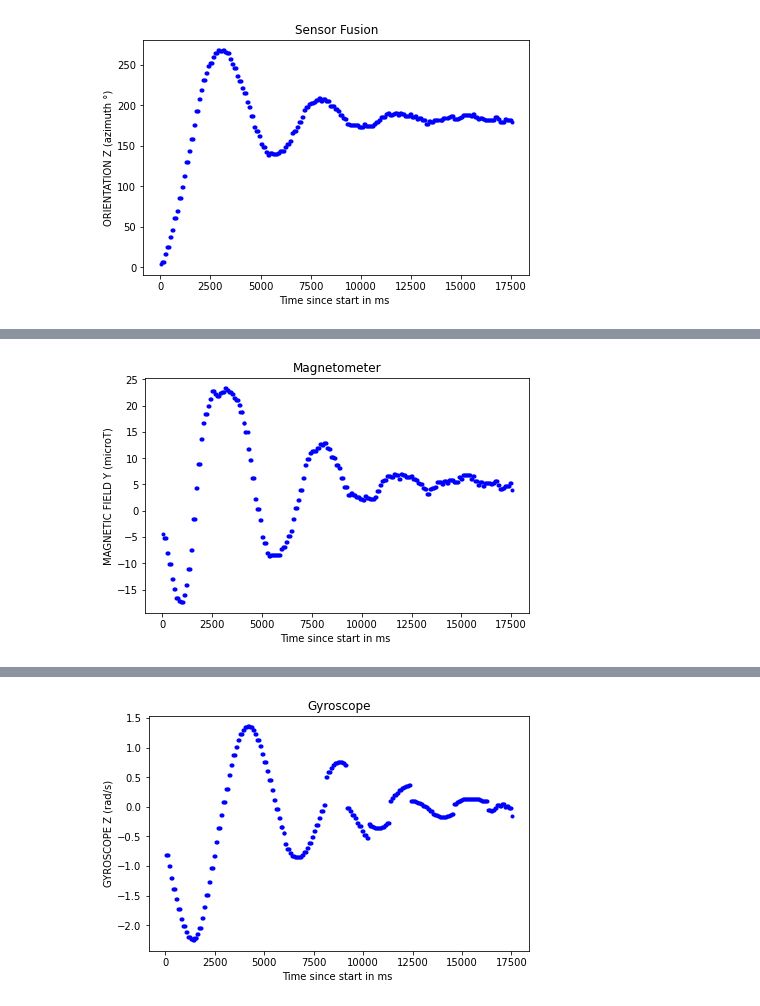
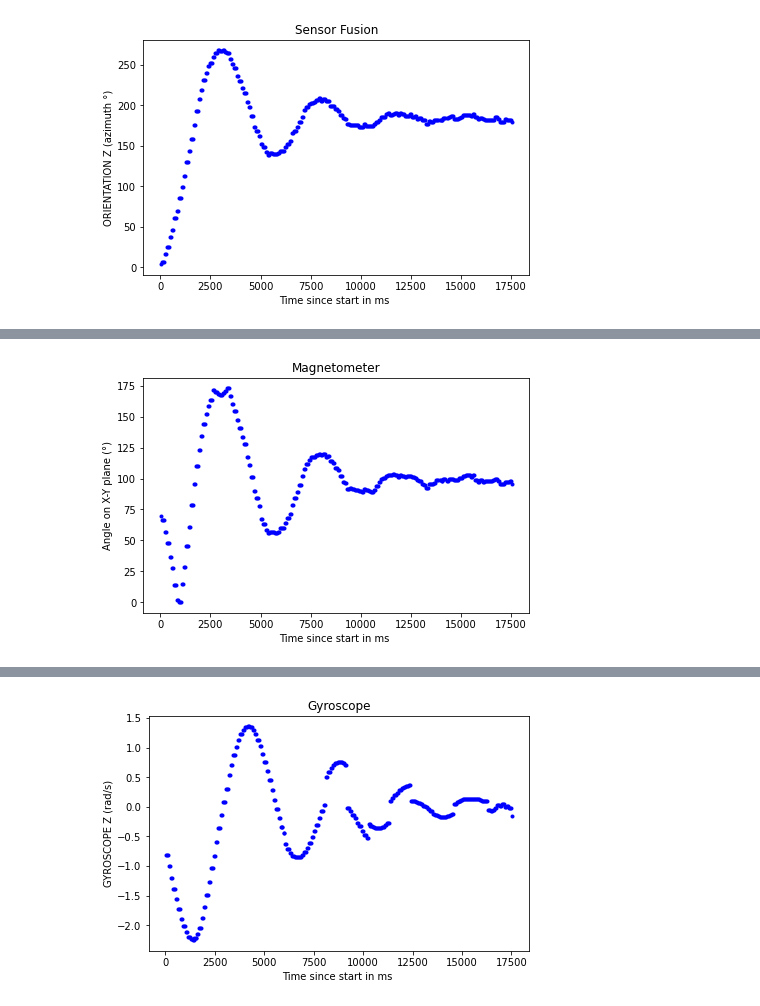
Before and after one commit to maxgalli/ETH-Teaching, a Jupyter notebook: spring2021/sensor_fusion/time_diagrams.ipynb, the cells around one changed output, grey strips where cells are left out. Cells and saved outputs as stored; diff of their text form; code cells hidden in the pictures.

```diff
--- a/spring2021/sensor_fusion/time_diagrams.ipynb
+++ b/spring2021/sensor_fusion/time_diagrams.ipynb
@@ -66,3 +92,14 @@ plt.plot(t, degrees, marker='.', linestyle='', color='b')
 plt.show();
 # %% [output]
 [figure]
+# %%
+# Compute the uncertainties and plot again
+accel_accuracy = 0.002
+mag_accuracy = 0.06
+dataset = dataset.assign(
+    sf_unc=np.sqrt(
+        (accel_accuracy/dataset['ACCELEROMETER X (m/s²)'])**2
+        + (mag_accuracy/dataset['MAGNETIC FIELD Z (μT)'])**2
+    )
+    * dataset['ORIENTATION Z (azimuth °)']
+)
@@ -104,12 +170,39 @@ Quality factor: 4.499327497487811
+# %%
+# DO NOT RUN
+# In principle this is the correct formula to return the angle between a vector (Earth magnetic field) and a plane (the phone)
+
+dataset = dataset.assign(
+    computed_angle=np.arccos(
+        (
+            dataset['MAGNETIC FIELD X (μT)']
+            + dataset['MAGNETIC FIELD Y (μT)']
+            + dataset['MAGNETIC FIELD Z (μT)']
+        )
+        / (np.sqrt(
+            dataset['MAGNETIC FIELD X (μT)']**2
+            + dataset['MAGNETIC FIELD Y (μT)']**2
+            + dataset['MAGNETIC FIELD Z (μT)']**2
+        ) * math.sqrt(3))
+    )
+)
+# %%
+dataset = dataset.assign(
+    computed_angle_on_plane=np.arcsin(
+        dataset['MAGNETIC FIELD Y (μT)'] /
+        np.sqrt(dataset['MAGNETIC FIELD Y (μT)']**2 + dataset['MAGNETIC FIELD X (μT)']**2)
+    )
+)
 # %%
 # Plot the result
-mag_field = dataset['MAGNETIC FIELD Y (μT)']
+angle_plane = [math.degrees(ang) for ang in dataset['computed_angle_on_plane']]
+angle_plane = shift_min_to_zero(mag_field)
+dataset['angle_plane_shift'] = angle_plane
 
 fig, ax = plt.subplots(constrained_layout=True)
 ax.set_title('Magnetometer')
 ax.set_xlabel('Time since start in ms ')
-ax.set_ylabel('MAGNETIC FIELD Y (microT)')
-plt.plot(t, mag_field, marker='.', linestyle='', color='b')
+ax.set_ylabel('Angle on X-Y plane (°)')
+plt.plot(t, angle_plane, marker='.', linestyle='', color='b')
 plt.show();
 # %% [output]
-[figure, old version]
+[figure, new version]
```
Also changed, not shown: parts of 15 cells of this notebook.
